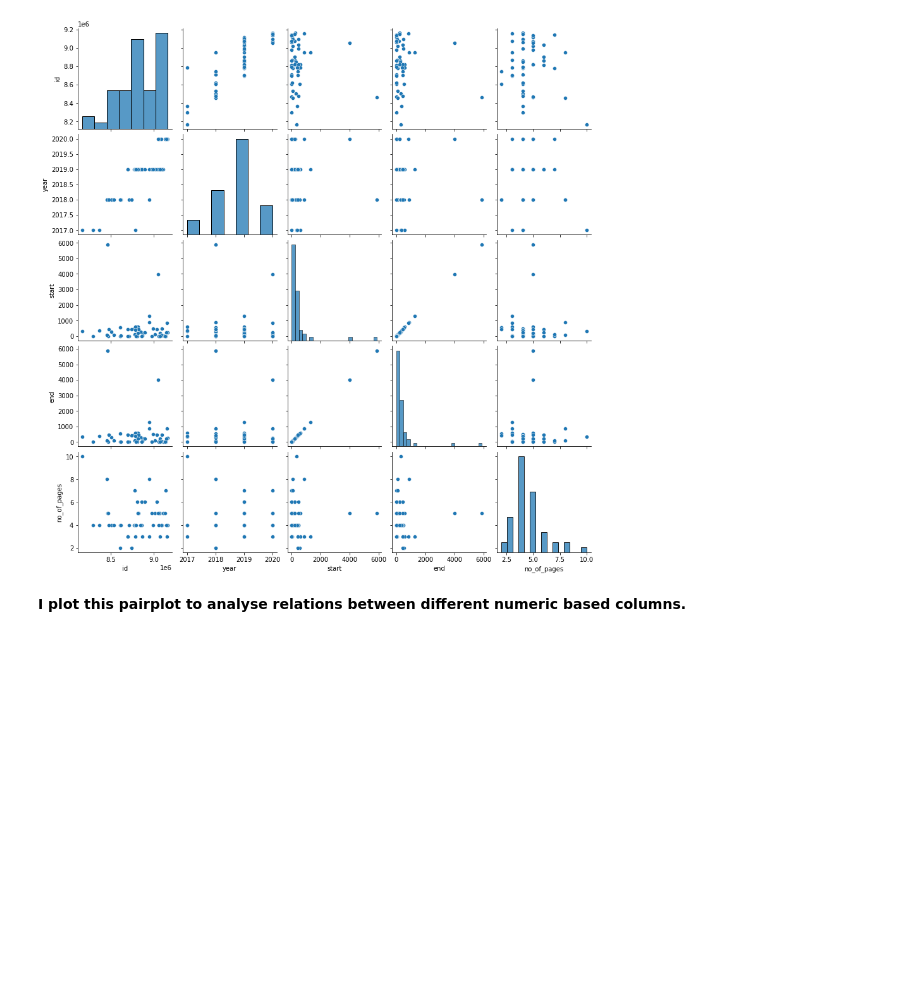
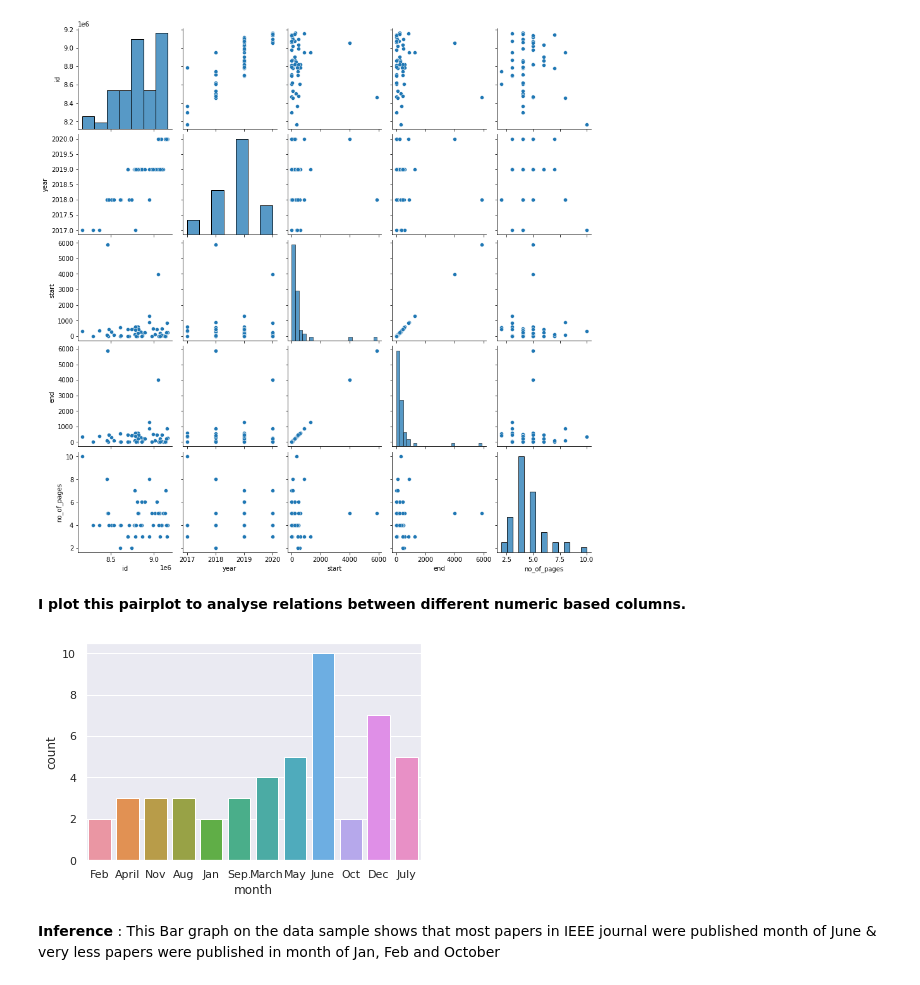
Before and after one commit to rohith1001/SSD24_SLR-Reporting_After_Data_Cleansing, a Jupyter notebook: IEEE_Visualizations.ipynb, the cells around one changed output. Saved outputs shown, nothing was run; the diff lists cells and outputs as text; code cells hidden in the pictures; blank space fills up the shorter version.

Commit message:
Plotted Bar graph for months vs no. of Publications

```diff
--- a/IEEE_Visualizations.ipynb
+++ b/IEEE_Visualizations.ipynb
@@ -88,3 +88,10 @@ sns.pairplot(ieee)
 [figure]
 # %% [markdown]
 **I plot this pairplot to analyse relations between different numeric based columns.**
+# %%
+sns.set_theme(style="darkgrid")
+ax = sns.countplot(x="month", data=ieee)
+# %% [output]
+[figure, added]
+# %% [markdown]
+**Inference** : This Bar graph on the data sample shows that most papers in IEEE journal were published month of June & very less papers were published in month of Jan, Feb and October
```
